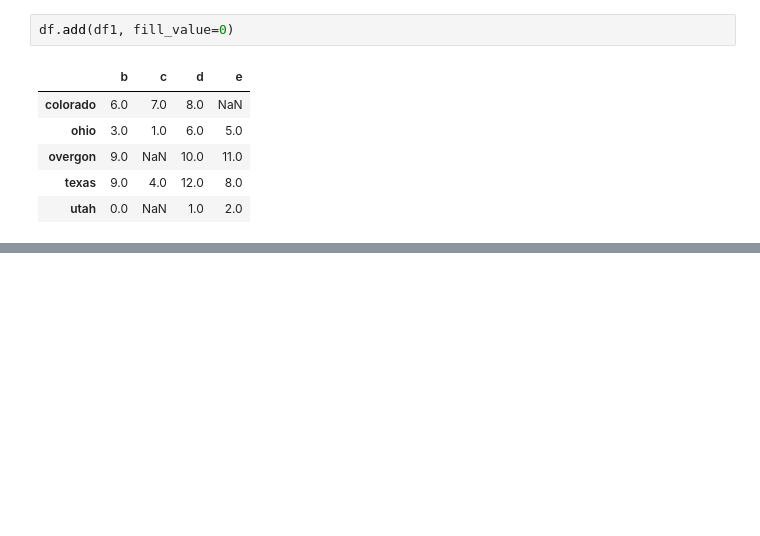
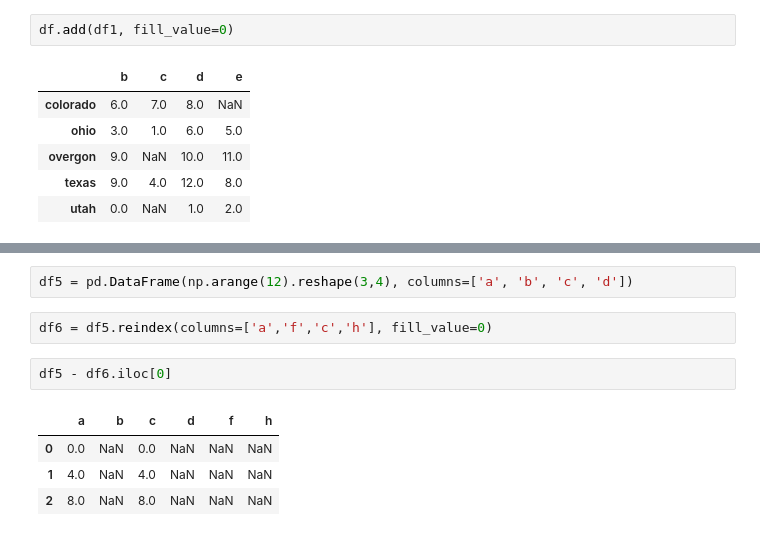
Before and after one commit to Ishaanvats74/Data-Analysis-and-Visualization-College, a Jupyter notebook: 19_02_2026/class.ipynb, the cells around one changed output, grey strips where cells are left out. Drawn from its saved outputs; the diff is of its cells as text; blank space fills up the shorter version.

```diff
--- a/19_02_2026/class.ipynb
+++ b/19_02_2026/class.ipynb
@@ -74,0 +119,11 @@ df.add(df1, fill_value=0)
+# %%
+df5 = pd.DataFrame(np.arange(12).reshape(3,4), columns=['a', 'b', 'c', 'd'])
+# %%
+df6 = df5.reindex(columns=['a','f','c','h'], fill_value=0)
+# %%
+df5 - df6.iloc[0]
+# %% [output]
+|  | a | b | c | d | f | h |
+| 0 | 0.0 | NaN | 0.0 | NaN | NaN | NaN |
+| 1 | 4.0 | NaN | 4.0 | NaN | NaN | NaN |
+| 2 | 8.0 | NaN | 8.0 | NaN | NaN | NaN |
```
Also changed, not shown: parts of 10 cells of this notebook, 4 other files.
